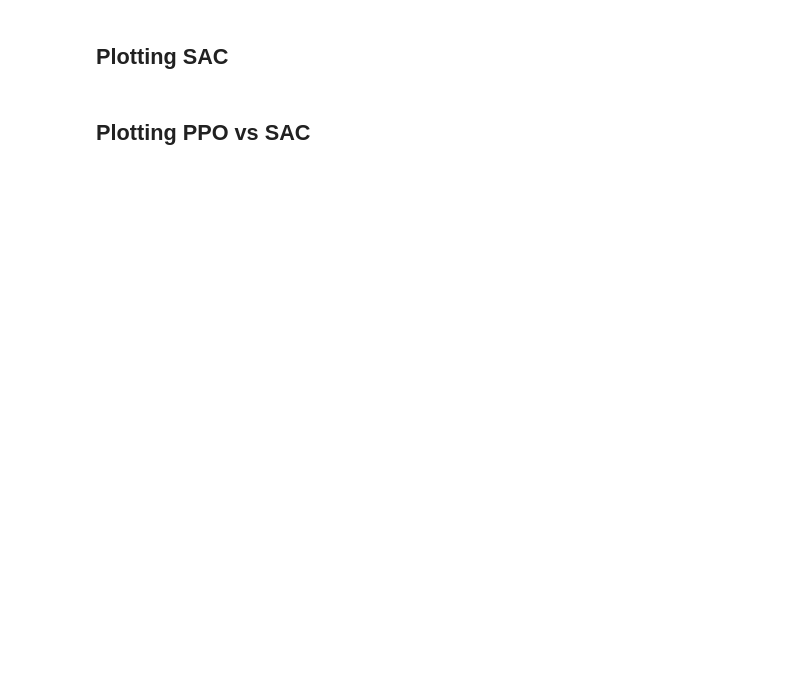
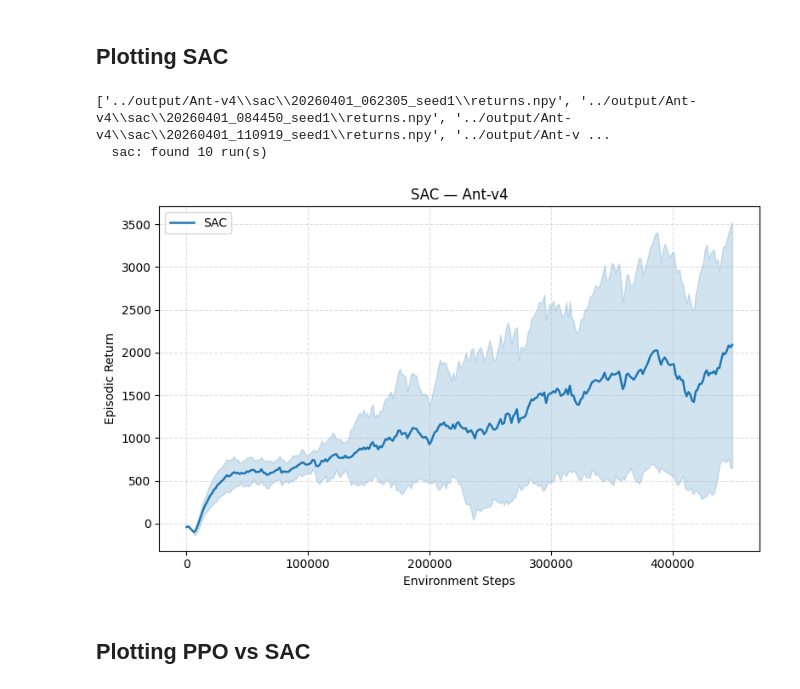
Before and after one commit to AbelAditya/rrl-cw2, a Jupyter notebook: notebooks/plot_results.ipynb, the cells around one changed output. Drawn from its saved outputs; the diff is of its cells as text; code cells hidden in the pictures; blank space fills up the shorter version.

```diff
--- a/notebooks/plot_results.ipynb
+++ b/notebooks/plot_results.ipynb
@@ -118,10 +118,14 @@ plt.tight_layout(); plt.show()
 # %%
 # Useful for quick inspection of one algorithm
 fig, ax = plt.subplots(figsize=(8, 5))
 plot_runs(OUTPUT_DIR, ENV_ID, "sac", smoothing=SMOOTHING, ax=ax)
 ax.set_xlabel("Environment Steps"); ax.set_ylabel("Episodic Return")
-ax.set_title(f"PPO — {ENV_ID}"); ax.legend(); ax.grid(True, linestyle="--", alpha=0.4)
+ax.set_title(f"SAC — {ENV_ID}"); ax.legend(); ax.grid(True, linestyle="--", alpha=0.4)
 plt.tight_layout(); plt.show()
+# %% [output]
+['../output/Ant-v4\\sac\\20260401_062305_seed1\\returns.npy', '../output/Ant-v4\\sac\\20260401_084450_seed1\\returns.npy', '../output/Ant-v4\\sac\\20260401_110919_seed1\\returns.npy', '../output/Ant-v ...
+  sac: found 10 run(s)
+[figure, added]
 # %% [markdown]
 ## Plotting PPO vs SAC
 # %%
```
Also changed, not shown: parts of 6 cells of this notebook, 6 other files.
